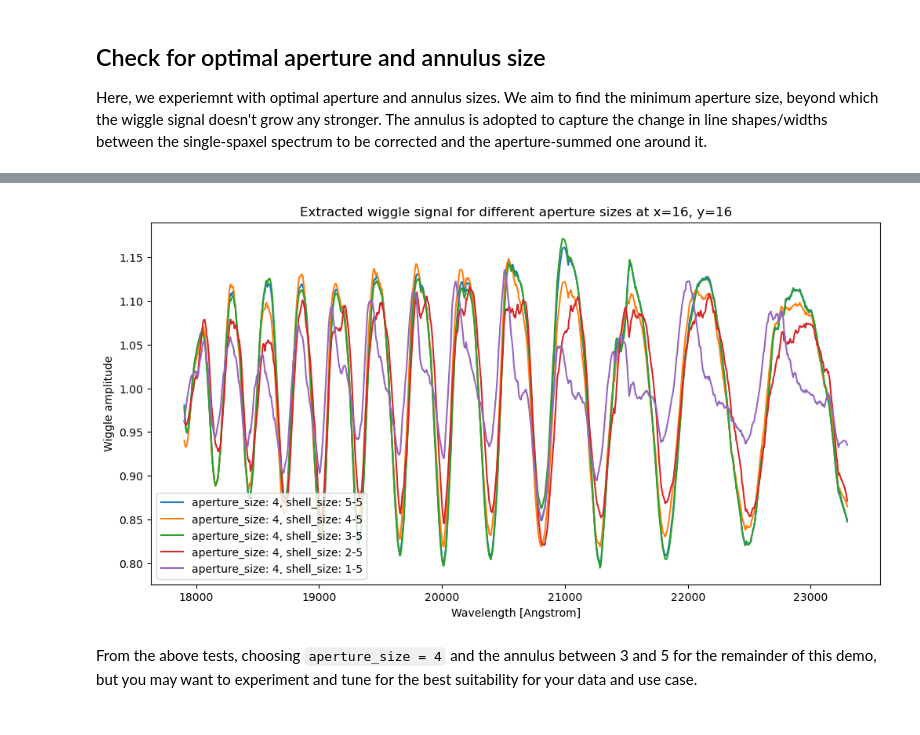
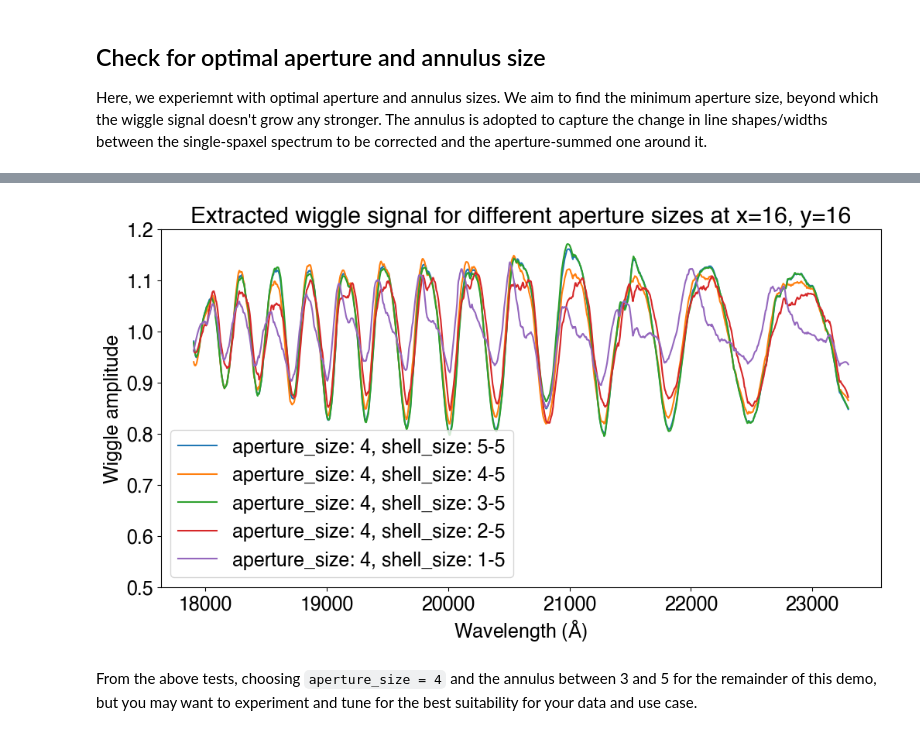
Before and after one commit to ajshajib/raccoon, a Jupyter notebook: example/example_notebook.ipynb, the cells around one changed output, grey strips where cells are left out. Cells and saved outputs as stored; diff of their text form; code cells hidden in the pictures.

```diff
--- a/example/example_notebook.ipynb
+++ b/example/example_notebook.ipynb
@@ -7,6 +7,11 @@ from astropy.io import fits
 
 from raccoon import WiggleCleaner
 from raccoon.util import Util
+
+plt.rcParams.update({"font.size": 18})
+plt.rcParams.update({"axes.labelsize": 18})
+plt.rcParams.update({"font.family": "sans-serif"})
+plt.rcParams.update({"font.sans-serif": "Helvetica"})
 # %% [markdown]
 ## Load data
 
@@ -42,0 +38,12 @@ plt.show()
+# %%
+mask = np.zeros(data_cube.shape[1:], dtype=bool)
+radius = 4
+for i in range(data_cube.shape[1]):
+    for j in range(data_cube.shape[2]):
+        if (i - data_cube.shape[1] // 2) ** 2 + (
+            j - data_cube.shape[2] // 2
+        ) ** 2 < radius**2:
+            mask[i, j] = True
+
+summed_spectra = np.nansum(data_cube[:, mask], axis=1)
+summed_noise = np.nansum(noise_cube[:, mask], axis=1)
@@ -136,30 +169,28 @@ plt.show()
 # %%
 for i in range(0, 5, 1):
     wiggle_signal, wiggle_noise = wcleaner.get_wiggle_signal(
         quasar_x,
         quasar_y,
         aperture_radius=4,
         annulus_outer_radius=5,
         annulus_inner_radius=5 - i,
     )
     plt.plot(
         wavelengths,
         Util.lighter_smooth_curve(wiggle_signal),
-        # yerr=wiggle_noise,
-        # marker="o",
-        # markersize=2,
-        # linestyle="None",
         label=f"aperture_size: {4}, shell_size: {5 - i}-{5}",
     )
+
+plt.ylim(0.5, 1.2)
 plt.legend()
 plt.title(
     f"Extracted wiggle signal for different aperture sizes at x={quasar_x}, y={quasar_y}"
 )
-plt.xlabel("Wavelength [Angstrom]")
+plt.xlabel(r"Wavelength ($\rm\AA$)")
 plt.ylabel("Wiggle amplitude")
 plt.show()
 # %% [output]
-[figure, old version]
+[figure, new version]
 # %% [markdown]
 From the above tests, choosing `aperture_size = 4` and the annulus between 3 and 5 for the remainder of this demo, but you may want to experiment and tune for the best suitability for your data and use case.
 # %%
```
Also changed, not shown: parts of 14 cells of this notebook, 2 other files.
